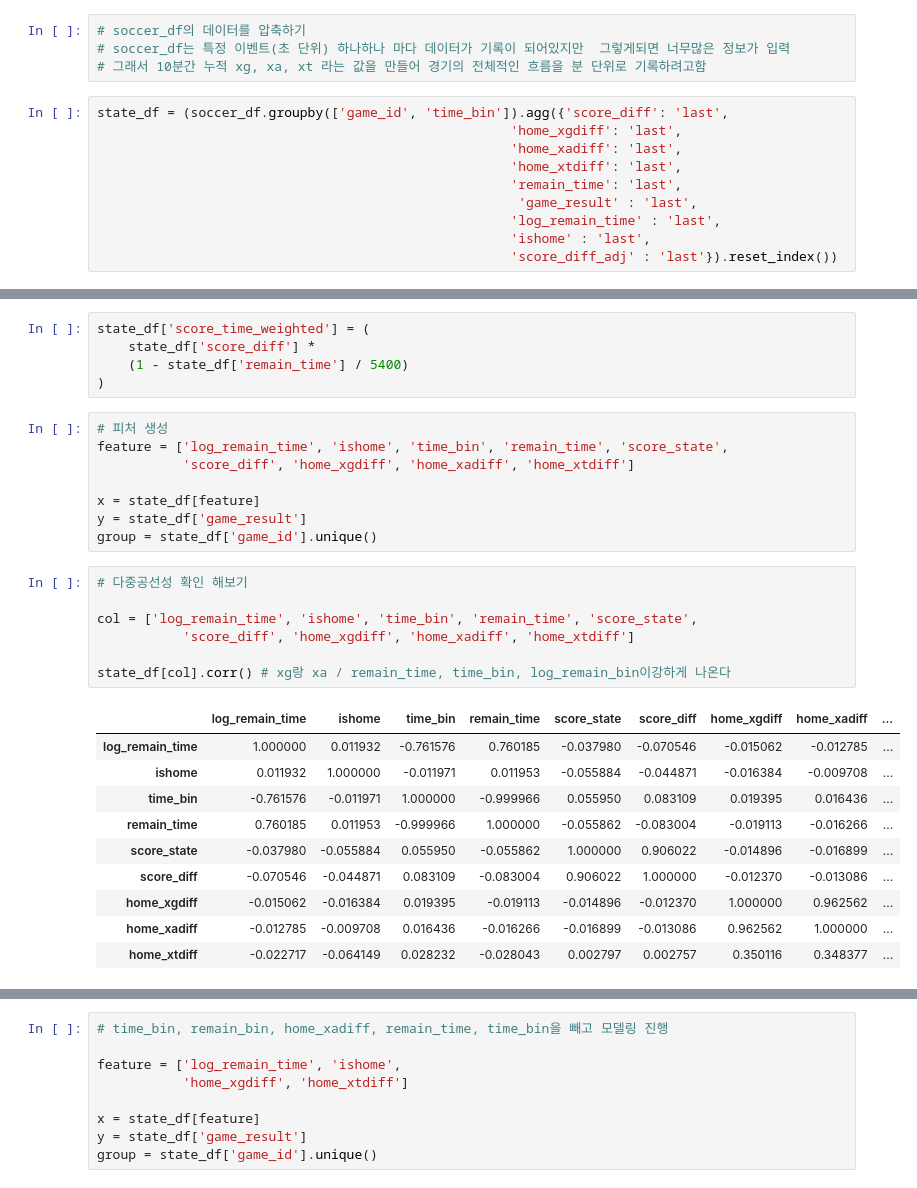
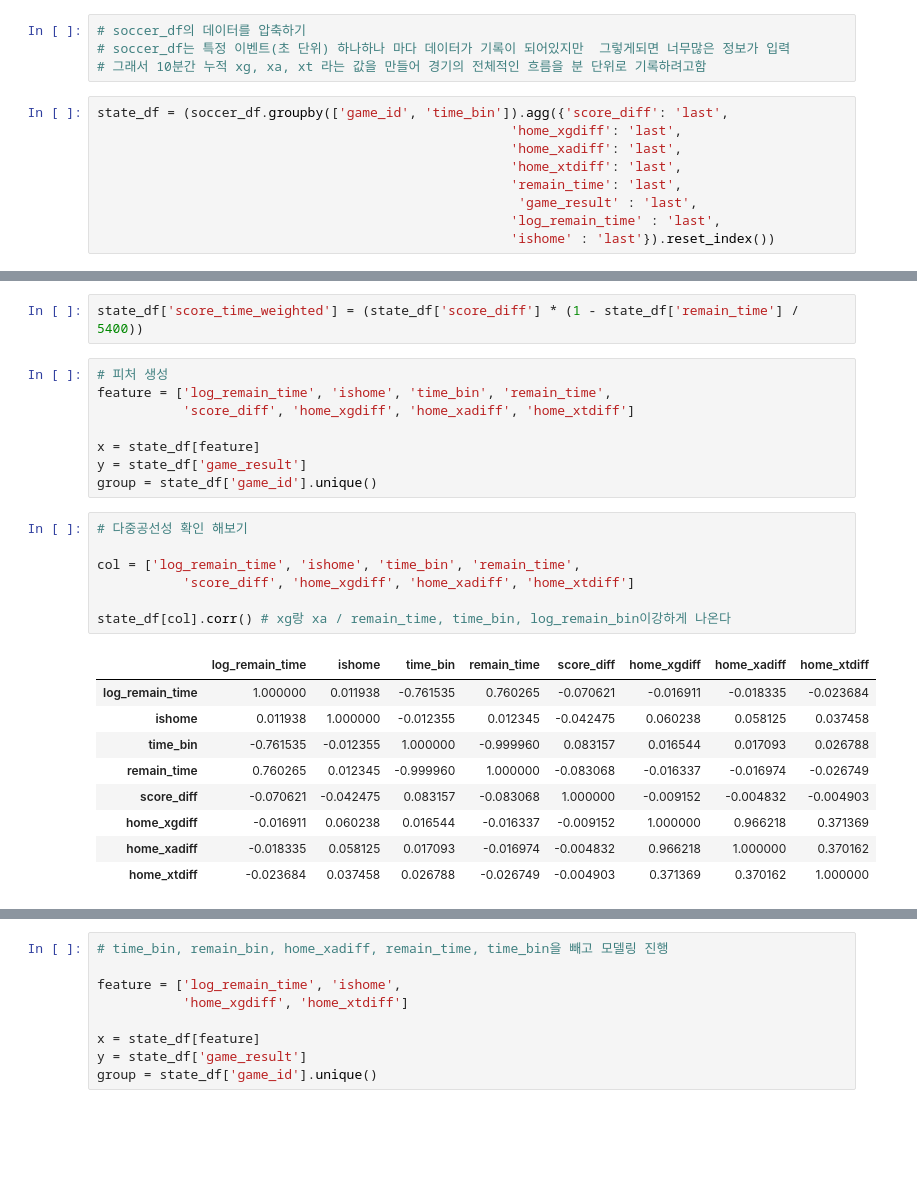
Before and after one commit to bories97/Python, a Jupyter notebook: 공모전 데이터/k-league data 분석 새로운 변수, 모델 적용 테스트용.ipynb, the cells around one changed output, grey strips where cells are left out. Saved outputs shown, nothing was run; the diff lists cells and outputs as text; blank space fills up the shorter version.

```diff
--- a/공모전 데이터/k-league data 분석 새로운 변수, 모델 적용 테스트용.ipynb
+++ b/공모전 데이터/k-league data 분석 새로운 변수, 모델 적용 테스트용.ipynb
@@ -894,8 +974,7 @@ state_df = (soccer_df.groupby(['game_id', 'time_bin']).agg({'score_diff': 'last'
                                                      'remain_time': 'last',
                                                       'game_result' : 'last',
                                                      'log_remain_time' : 'last',
-                                                     'ishome' : 'last',
-                                                     'score_diff_adj' : 'last'}).reset_index())
+                                                     'ishome' : 'last'}).reset_index())
 # %%
 state_df
 # %% [output]
@@ -915,11 +994,8 @@ state_df
 # %%
-state_df['score_time_weighted'] = (
-    state_df['score_diff'] *
-    (1 - state_df['remain_time'] / 5400)
-)
+state_df['score_time_weighted'] = (state_df['score_diff'] * (1 - state_df['remain_time'] / 5400))
 # %%
 # 피처 생성
-feature = ['log_remain_time', 'ishome', 'time_bin', 'remain_time', 'score_state',
+feature = ['log_remain_time', 'ishome', 'time_bin', 'remain_time',
            'score_diff', 'home_xgdiff', 'home_xadiff', 'home_xtdiff']
 
 x = state_df[feature]
@@ -928,21 +1004,20 @@ group = state_df['game_id'].unique()
 # %%
 # 다중공선성 확인 해보기
 
-col = ['log_remain_time', 'ishome', 'time_bin', 'remain_time', 'score_state',
+col = ['log_remain_time', 'ishome', 'time_bin', 'remain_time',
            'score_diff', 'home_xgdiff', 'home_xadiff', 'home_xtdiff']
 
 state_df[col].corr() # xg랑 xa / remain_time, time_bin, log_remain_bin이강하게 나온다
 # %% [output]
-|  | log_remain_time | ishome | time_bin | remain_time | score_state | score_diff | home_xgdiff | home_xadiff | ... |
-| log_remain_time | 1.000000 | 0.011932 | -0.761576 | 0.760185 | -0.037980 | -0.070546 | -0.015062 | -0.012785 | ... |
-| ishome | 0.011932 | 1.000000 | -0.011971 | 0.011953 | -0.055884 | -0.044871 | -0.016384 | -0.009708 | ... |
-| time_bin | -0.761576 | -0.011971 | 1.000000 | -0.999966 | 0.055950 | 0.083109 | 0.019395 | 0.016436 | ... |
-| remain_time | 0.760185 | 0.011953 | -0.999966 | 1.000000 | -0.055862 | -0.083004 | -0.019113 | -0.016266 | ... |
-| score_state | -0.037980 | -0.055884 | 0.055950 | -0.055862 | 1.000000 | 0.906022 | -0.014896 | -0.016899 | ... |
-| score_diff | -0.070546 | -0.044871 | 0.083109 | -0.083004 | 0.906022 | 1.000000 | -0.012370 | -0.013086 | ... |
-| home_xgdiff | -0.015062 | -0.016384 | 0.019395 | -0.019113 | -0.014896 | -0.012370 | 1.000000 | 0.962562 | ... |
-| home_xadiff | -0.012785 | -0.009708 | 0.016436 | -0.016266 | -0.016899 | -0.013086 | 0.962562 | 1.000000 | ... |
-| home_xtdiff | -0.022717 | -0.064149 | 0.028232 | -0.028043 | 0.002797 | 0.002757 | 0.350116 | 0.348377 | ... |
+|  | log_remain_time | ishome | time_bin | remain_time | score_diff | home_xgdiff | home_xadiff | home_xtdiff |
+| log_remain_time | 1.000000 | 0.011938 | -0.761535 | 0.760265 | -0.070621 | -0.016911 | -0.018335 | -0.023684 |
+| ishome | 0.011938 | 1.000000 | -0.012355 | 0.012345 | -0.042475 | 0.060238 | 0.058125 | 0.037458 |
+| time_bin | -0.761535 | -0.012355 | 1.000000 | -0.999960 | 0.083157 | 0.016544 | 0.017093 | 0.026788 |
+| remain_time | 0.760265 | 0.012345 | -0.999960 | 1.000000 | -0.083068 | -0.016337 | -0.016974 | -0.026749 |
+| score_diff | -0.070621 | -0.042475 | 0.083157 | -0.083068 | 1.000000 | -0.009152 | -0.004832 | -0.004903 |
+| home_xgdiff | -0.016911 | 0.060238 | 0.016544 | -0.016337 | -0.009152 | 1.000000 | 0.966218 | 0.371369 |
+| home_xadiff | -0.018335 | 0.058125 | 0.017093 | -0.016974 | -0.004832 | 0.966218 | 1.000000 | 0.370162 |
+| home_xtdiff | -0.023684 | 0.037458 | 0.026788 | -0.026749 | -0.004903 | 0.371369 | 0.370162 | 1.000000 |
 # %%
 x = state_df[col].assign(const=1)
 
```
Also changed, not shown: parts of 29 cells of this notebook, 1 other file.
